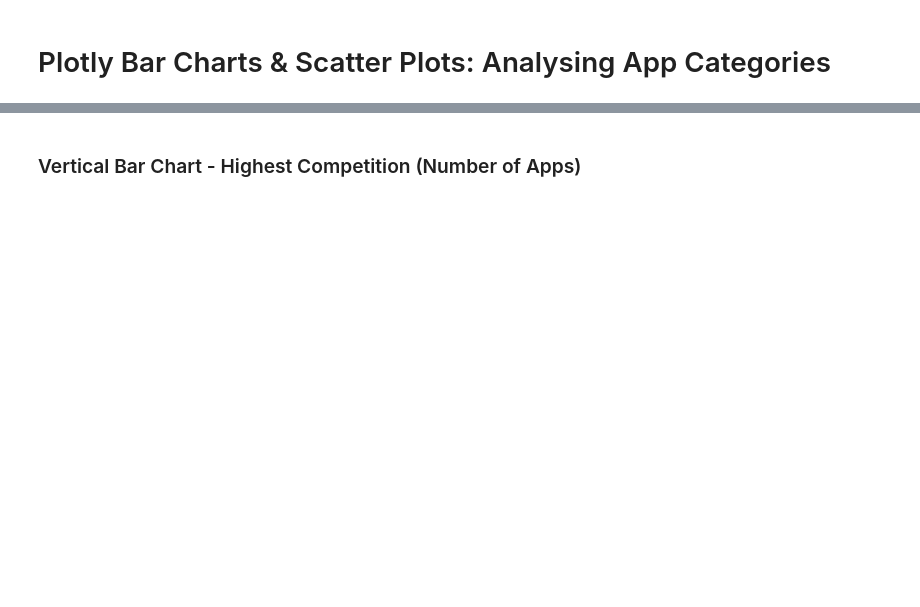
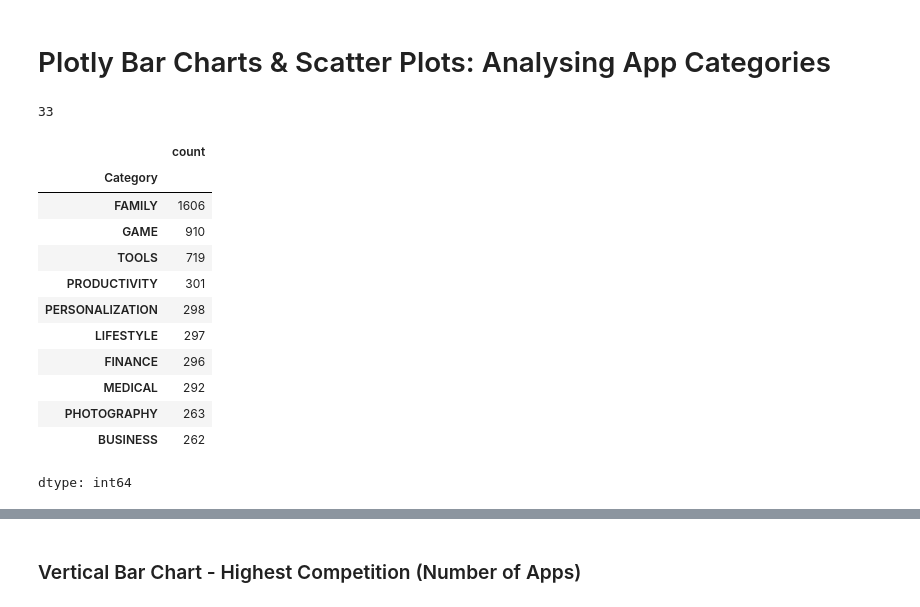
Before and after one commit to nipsalvin/Data-Science, a Jupyter notebook: Google Play Store Project (Plotly)/Google_Play_Store_App_Analytics.ipynb, the cells around one changed output, grey strips where cells are left out. Cells and saved outputs as stored; diff of their text form; code cells hidden in the pictures; blank space fills up the shorter version.

```diff
--- a/Google Play Store Project (Plotly)/Google_Play_Store_App_Analytics.ipynb
+++ b/Google Play Store Project (Plotly)/Google_Play_Store_App_Analytics.ipynb
@@ -463,3 +459,25 @@ See the caveats in the documentation: https://pandas.pydata.org/pandas-docs/stab
 | 6746 | Card Wars - Adventure Time | FAMILY | 4.30 | 129603 | 23.00 | 1000000 | Paid | 2.99 | Everyone 10+ | Card;Action & Adventure | ... |
 # %% [markdown]
 # Plotly Bar Charts & Scatter Plots: Analysing App Categories
+# %%
+df_apps_clean.Category.nunique()
+# We have 33 categories
+# %% [output]
+33
+# %%
+top10_category = df_apps_clean.Category.value_counts()[:10]
+top10_category
+# %% [output]
+|  | count |
+| Category |  |
+| FAMILY | 1606 |
+| GAME | 910 |
+| TOOLS | 719 |
+| PRODUCTIVITY | 301 |
+| PERSONALIZATION | 298 |
+| LIFESTYLE | 297 |
+| FINANCE | 296 |
+| MEDICAL | 292 |
+| PHOTOGRAPHY | 263 |
+| BUSINESS | 262 |
+dtype: int64
```
Also changed, not shown: parts of 4 cells of this notebook.
